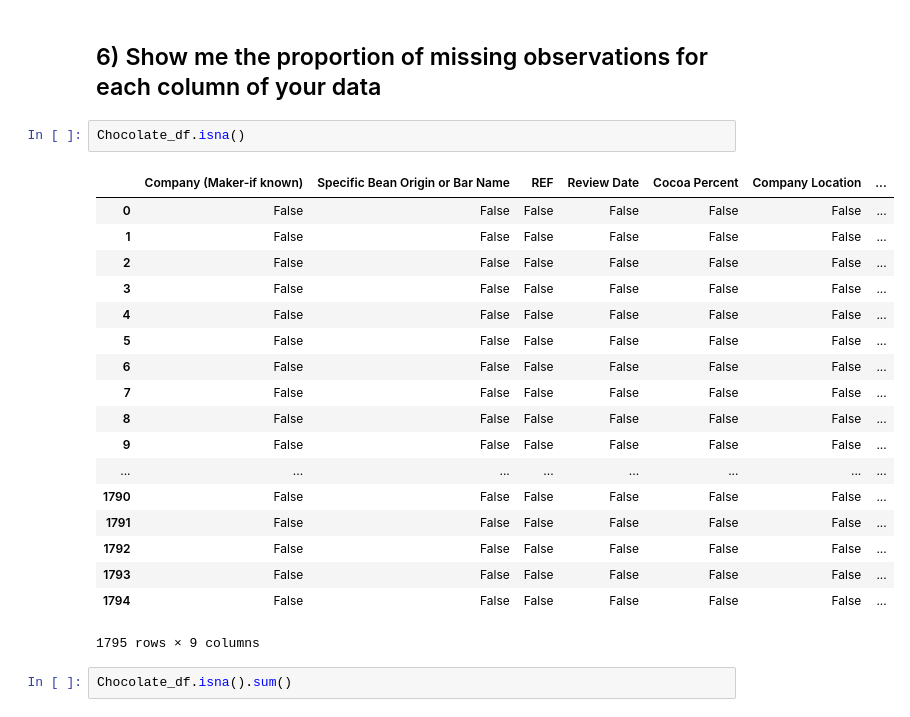
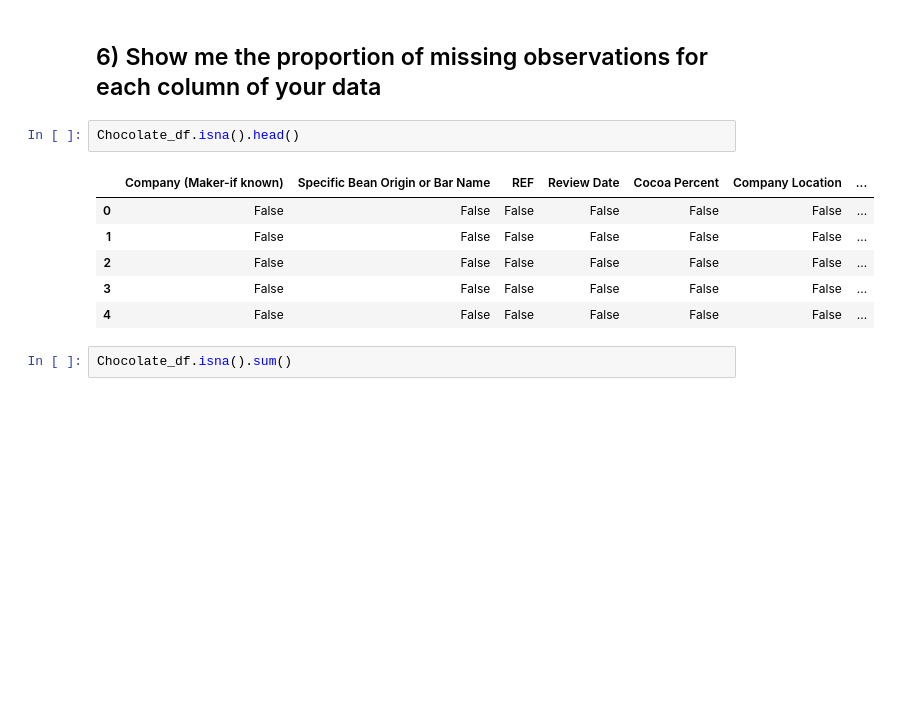
Before and after one commit to greeeneg/final-project, a Jupyter notebook: final-project.ipynb, the cells around one changed output. Saved outputs shown, nothing was run; the diff lists cells and outputs as text; blank space fills up the shorter version.

```diff
--- a/final-project.ipynb
+++ b/final-project.ipynb
@@ -58,26 +52,14 @@ Chocolate_df.shape
 # %% [markdown]
 ## 6) Show me the proportion of missing observations for each column of your data
 # %%
-Chocolate_df.isna()
+Chocolate_df.isna().head()
 # %% [output]
 |  | Company (Maker-if known) | Specific Bean Origin or Bar Name | REF | Review Date | Cocoa Percent | Company Location | ... |
 | 0 | False | False | False | False | False | False | ... |
 | 1 | False | False | False | False | False | False | ... |
 | 2 | False | False | False | False | False | False | ... |
 | 3 | False | False | False | False | False | False | ... |
 | 4 | False | False | False | False | False | False | ... |
-| 5 | False | False | False | False | False | False | ... |
-| 6 | False | False | False | False | False | False | ... |
-| 7 | False | False | False | False | False | False | ... |
-| 8 | False | False | False | False | False | False | ... |
-| 9 | False | False | False | False | False | False | ... |
-| ... | ... | ... | ... | ... | ... | ... | ... |
-| 1790 | False | False | False | False | False | False | ... |
-| 1791 | False | False | False | False | False | False | ... |
-| 1792 | False | False | False | False | False | False | ... |
-| 1793 | False | False | False | False | False | False | ... |
-| 1794 | False | False | False | False | False | False | ... |
-1795 rows × 9 columns
 # %%
 Chocolate_df.isna().sum()
 # %% [output]
```
Also changed, not shown: parts of 70 cells of this notebook.
